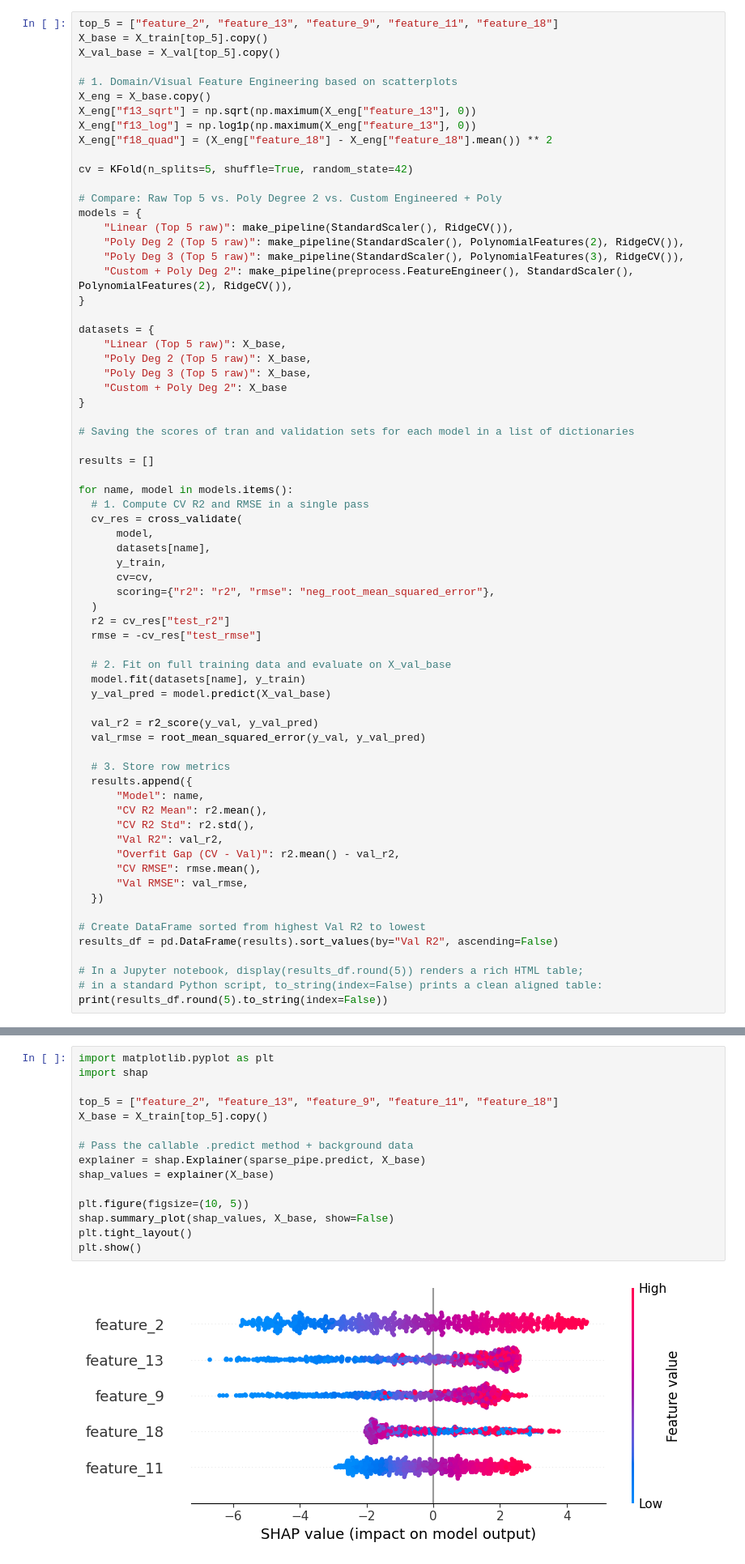
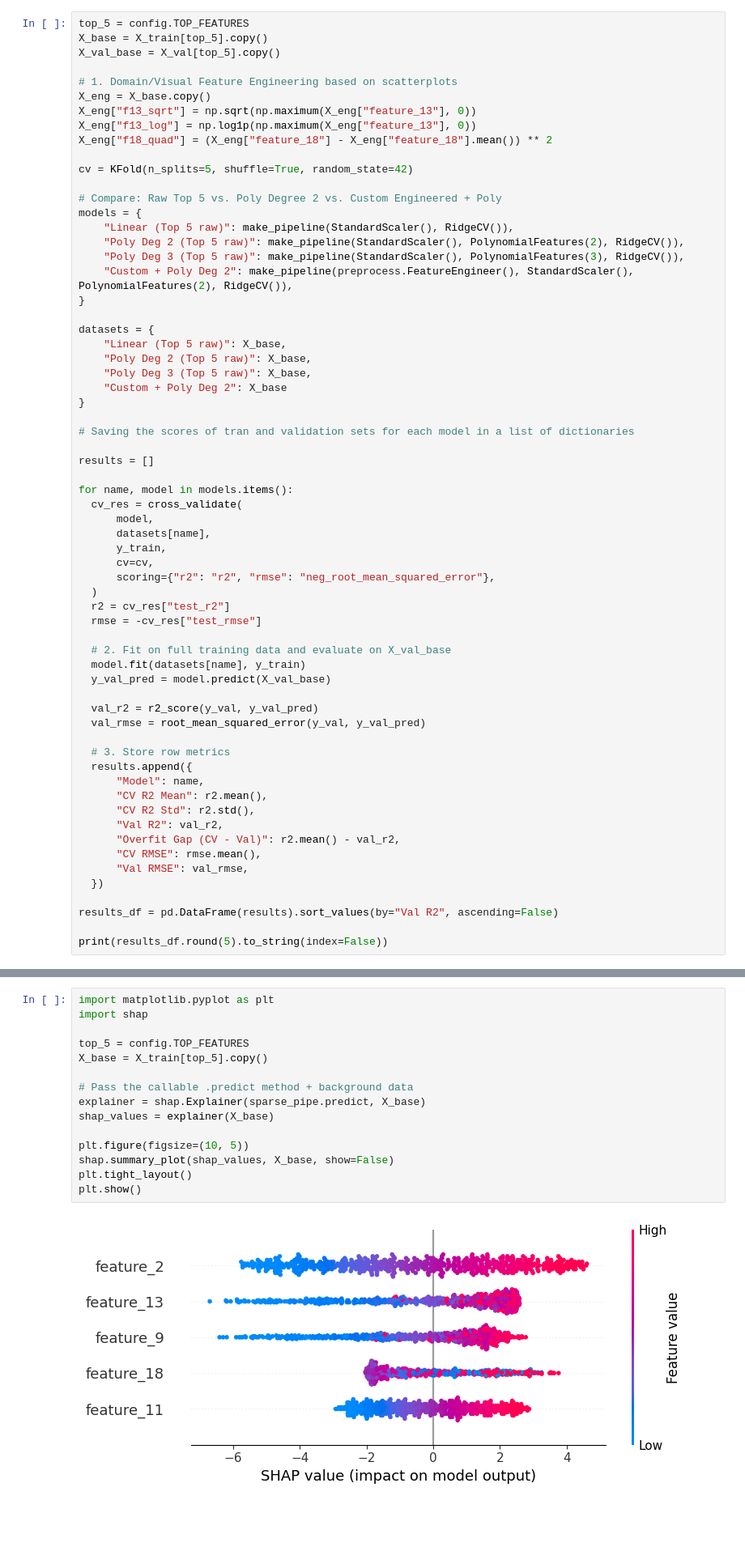
Before and after one commit to Sof265/-blind_multivariate_regression, a Jupyter notebook: notebooks/Model.ipynb, the cells around one changed output, grey strips where cells are left out. Shown at 81% size. Cells and saved outputs as stored; diff of their text form; blank space fills up the shorter version.

```diff
--- a/notebooks/Model.ipynb
+++ b/notebooks/Model.ipynb
@@ -22,5 +36,5 @@ X_train, X_val, y_train, y_val = preprocess.get_train_val_sets(X, y)
 # %%
-top_5 = ["feature_2", "feature_13", "feature_9", "feature_11", "feature_18"]
+top_5 = config.TOP_FEATURES
 X_base = X_train[top_5].copy()
 X_val_base = X_val[top_5].copy()
 
@@ -52,7 +66,6 @@ datasets = {
 results = []
 
 for name, model in models.items():
-  # 1. Compute CV R2 and RMSE in a single pass
   cv_res = cross_validate(
       model,
       datasets[name],
@@ -81,11 +94,8 @@ for name, model in models.items():
       "Val RMSE": val_rmse,
   })
 
-# Create DataFrame sorted from highest Val R2 to lowest
 results_df = pd.DataFrame(results).sort_values(by="Val R2", ascending=False)
 
-# In a Jupyter notebook, display(results_df.round(5)) renders a rich HTML table;
-# in a standard Python script, to_string(index=False) prints a clean aligned table:
 print(results_df.round(5).to_string(index=False))
 # %% [output]
                  Model  CV R2 Mean  CV R2 Std  Val R2  Overfit Gap (CV - Val)  CV RMSE  Val RMSE
@@ -290,20 +311,20 @@ plt.show()
 # %%
 import matplotlib.pyplot as plt
 import shap
 
-top_5 = ["feature_2", "feature_13", "feature_9", "feature_11", "feature_18"]
+top_5 = config.TOP_FEATURES
 X_base = X_train[top_5].copy()
 
 # Pass the callable .predict method + background data
 explainer = shap.Explainer(sparse_pipe.predict, X_base)
 shap_values = explainer(X_base)
 
 plt.figure(figsize=(10, 5))
 shap.summary_plot(shap_values, X_base, show=False)
 plt.tight_layout()
 plt.show()
 # %% [output]
-[figure, old version]
+[figure, new version]
 # %%
 report_df = pd.DataFrame({
     "Diagnostic Metric": [
```
Also changed, not shown: parts of 12 cells of this notebook, 2 other files.
